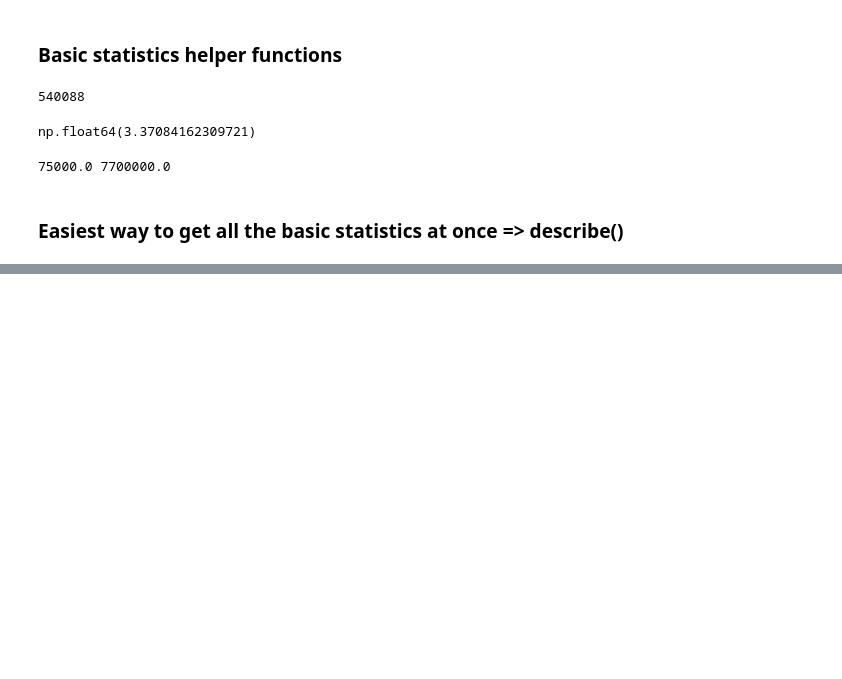
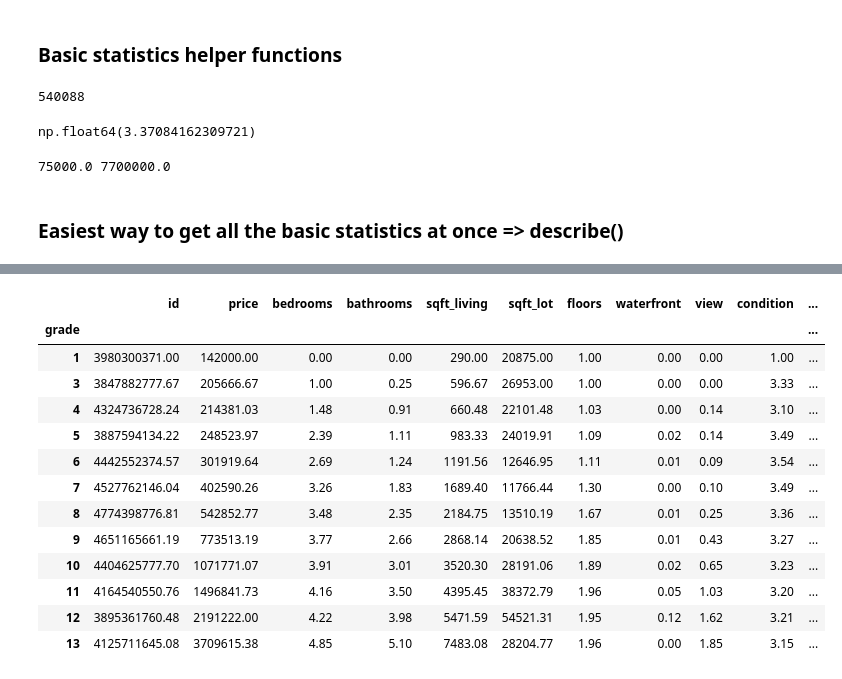
Before and after one commit to tuomasvaltanenLUAS/DataAnalytics2026, a Jupyter notebook: lecture4_pandas_tools/pandas_houses_examples1.ipynb, the cells around one changed output, grey strips where cells are left out. Saved outputs shown, nothing was run; the diff lists cells and outputs as text; code cells hidden in the pictures; blank space fills up the shorter version.

```diff
--- a/lecture4_pandas_tools/pandas_houses_examples1.ipynb
+++ b/lecture4_pandas_tools/pandas_houses_examples1.ipynb
@@ -182,0 +286,18 @@ df.describe()
+# %%
+grade_means = df.groupby('grade').mean(numeric_only=True)
+grade_means
+# %% [output]
+|  | id | price | bedrooms | bathrooms | sqft_living | sqft_lot | floors | waterfront | view | condition | ... |
+| grade |  |  |  |  |  |  |  |  |  |  | ... |
+| 1 | 3980300371.00 | 142000.00 | 0.00 | 0.00 | 290.00 | 20875.00 | 1.00 | 0.00 | 0.00 | 1.00 | ... |
+| 3 | 3847882777.67 | 205666.67 | 1.00 | 0.25 | 596.67 | 26953.00 | 1.00 | 0.00 | 0.00 | 3.33 | ... |
+| 4 | 4324736728.24 | 214381.03 | 1.48 | 0.91 | 660.48 | 22101.48 | 1.03 | 0.00 | 0.14 | 3.10 | ... |
+| 5 | 3887594134.22 | 248523.97 | 2.39 | 1.11 | 983.33 | 24019.91 | 1.09 | 0.02 | 0.14 | 3.49 | ... |
+| 6 | 4442552374.57 | 301919.64 | 2.69 | 1.24 | 1191.56 | 12646.95 | 1.11 | 0.01 | 0.09 | 3.54 | ... |
+| 7 | 4527762146.04 | 402590.26 | 3.26 | 1.83 | 1689.40 | 11766.44 | 1.30 | 0.00 | 0.10 | 3.49 | ... |
+| 8 | 4774398776.81 | 542852.77 | 3.48 | 2.35 | 2184.75 | 13510.19 | 1.67 | 0.01 | 0.25 | 3.36 | ... |
+| 9 | 4651165661.19 | 773513.19 | 3.77 | 2.66 | 2868.14 | 20638.52 | 1.85 | 0.01 | 0.43 | 3.27 | ... |
+| 10 | 4404625777.70 | 1071771.07 | 3.91 | 3.01 | 3520.30 | 28191.06 | 1.89 | 0.02 | 0.65 | 3.23 | ... |
+| 11 | 4164540550.76 | 1496841.73 | 4.16 | 3.50 | 4395.45 | 38372.79 | 1.96 | 0.05 | 1.03 | 3.20 | ... |
+| 12 | 3895361760.48 | 2191222.00 | 4.22 | 3.98 | 5471.59 | 54521.31 | 1.95 | 0.12 | 1.62 | 3.21 | ... |
+| 13 | 4125711645.08 | 3709615.38 | 4.85 | 5.10 | 7483.08 | 28204.77 | 1.96 | 0.00 | 1.85 | 3.15 | ... |
```
Also changed, not shown: parts of 14 cells of this notebook.
